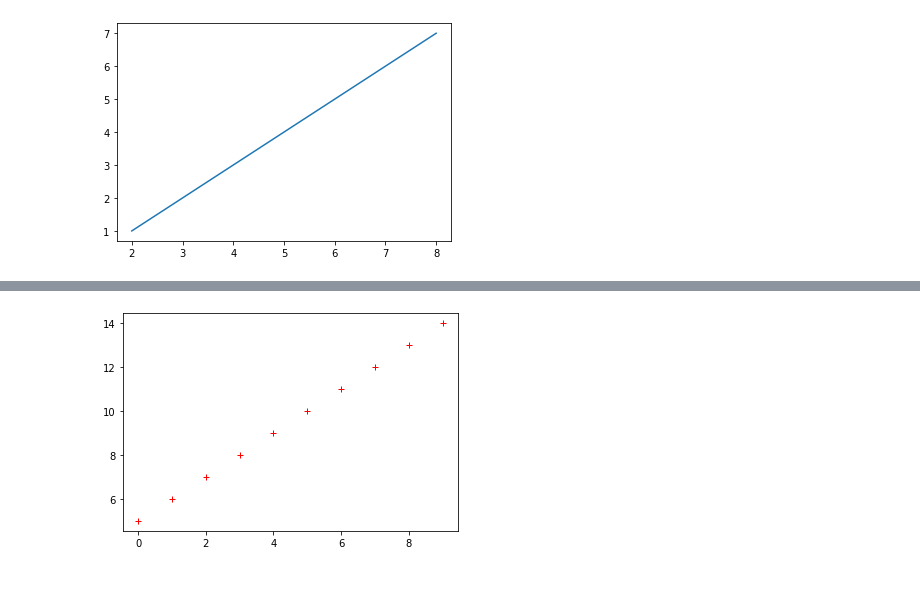
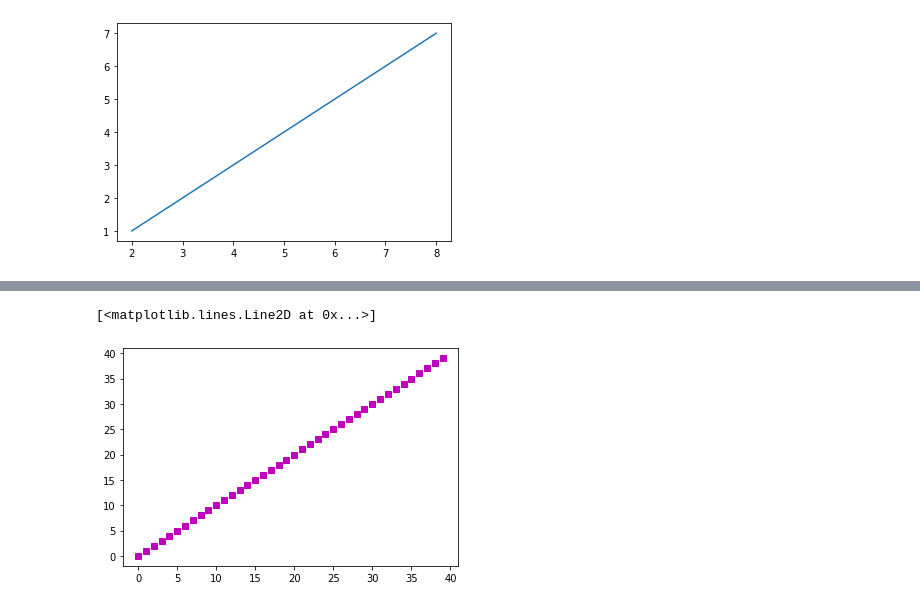
Before and after one commit to hyestar/2022py2, a Jupyter notebook: 시각화.ipynb, the cells around one changed output, grey strips where cells are left out. Cells and saved outputs as stored; diff of their text form; code cells hidden in the pictures.

```diff
--- a/시각화.ipynb
+++ b/시각화.ipynb
@@ -14,7 +42,7 @@ plt.show()
 # %%
-x= range(0,10)
-y = range(5,15)
-plt.plot(x,y,'r+')
-plt.show()
+x = range(0, 40)
+y = range(0, 40)
+plt.plot(x,y,'ms')
 # %% [output]
+[<matplotlib.lines.Line2D at 0x...>]
-[figure, old version]
+[figure, new version]
```
Also changed, not shown: parts of 7 cells of this notebook.
